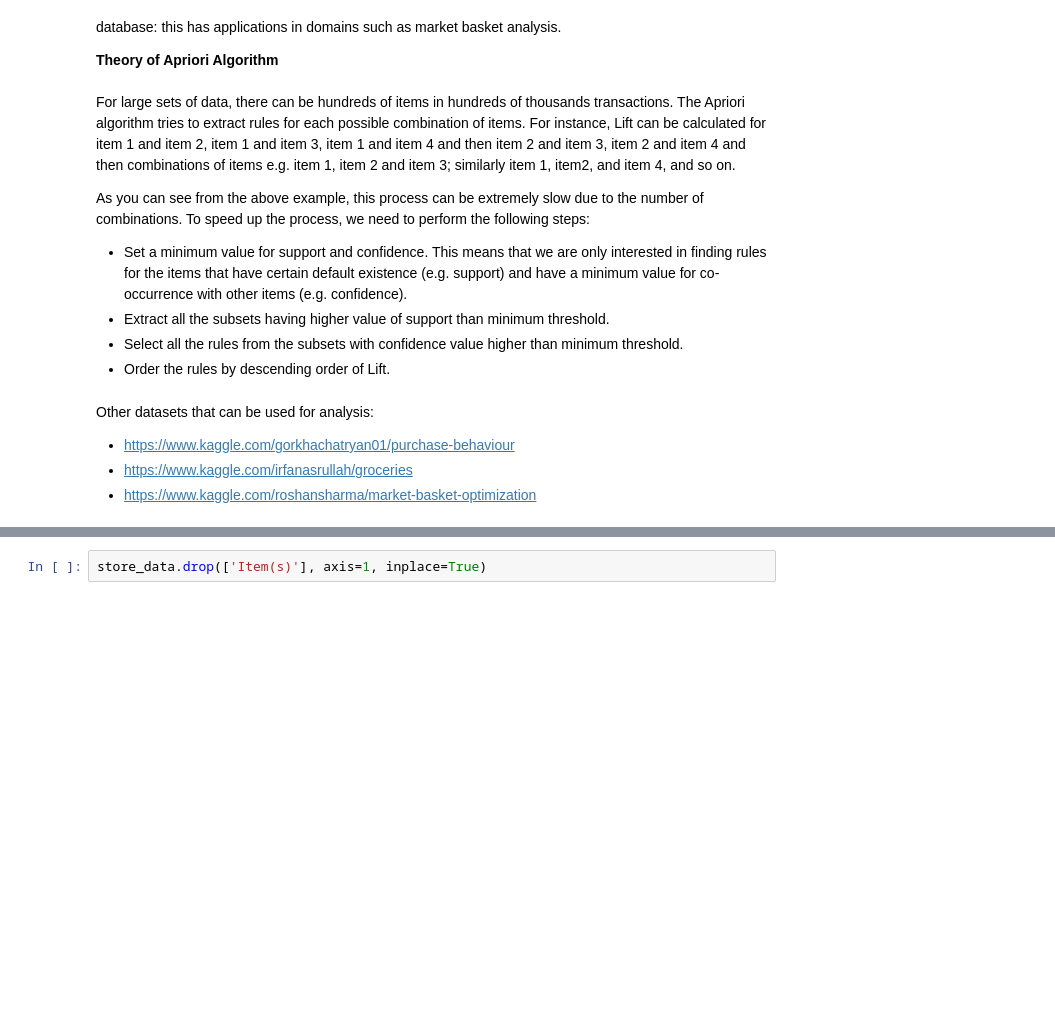
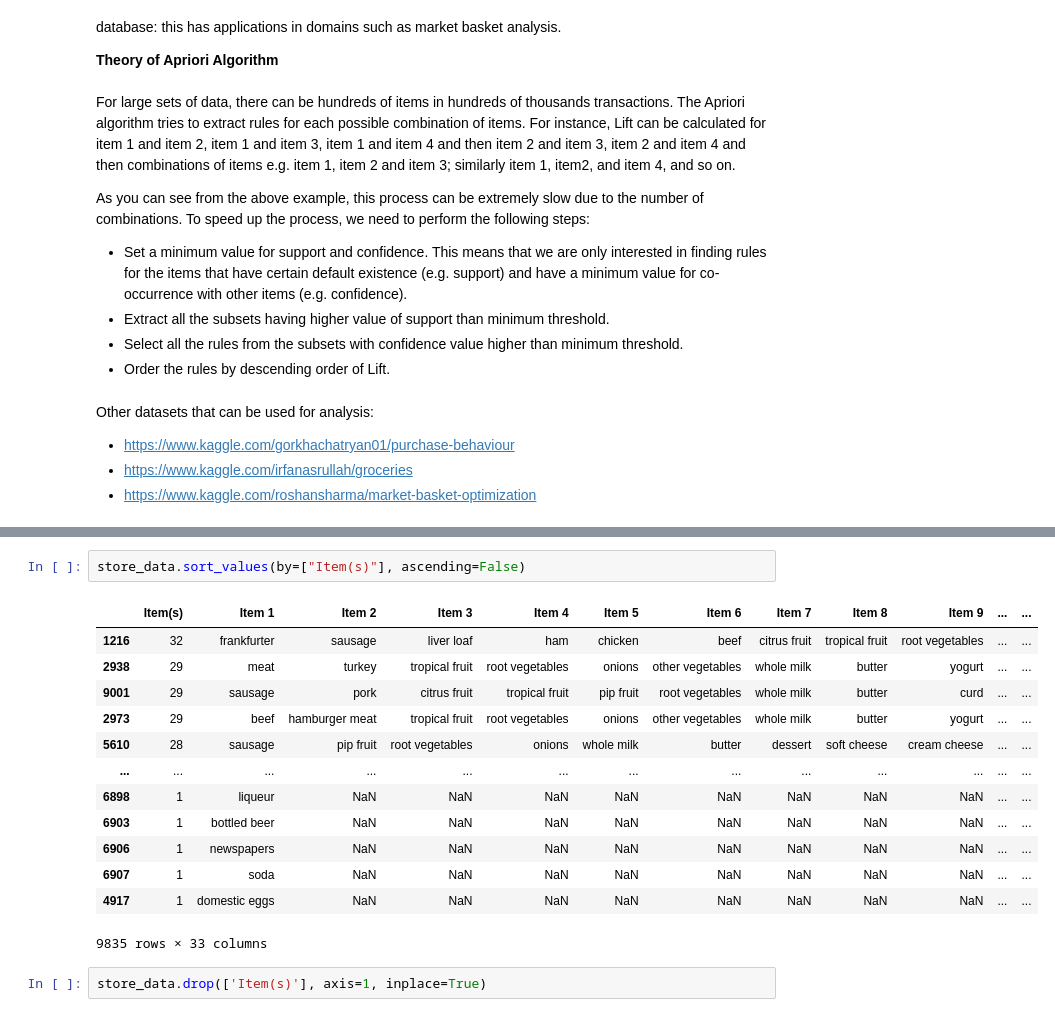
Before and after one commit to armhijacker/customer_behaviour, a Jupyter notebook: Week_11_Association_Rules.ipynb, the cells around one changed output, grey strips where cells are left out. Drawn from its saved outputs; the diff is of its cells as text; blank space fills up the shorter version.

```diff
--- a/Week_11_Association_Rules.ipynb
+++ b/Week_11_Association_Rules.ipynb
@@ -81,2 +93,18 @@ store_data.head()
+# %%
+store_data.sort_values(by=["Item(s)"], ascending=False)
+# %% [output]
+|  | Item(s) | Item 1 | Item 2 | Item 3 | Item 4 | Item 5 | Item 6 | Item 7 | Item 8 | Item 9 | ... | ... |
+| 1216 | 32 | frankfurter | sausage | liver loaf | ham | chicken | beef | citrus fruit | tropical fruit | root vegetables | ... | ... |
+| 2938 | 29 | meat | turkey | tropical fruit | root vegetables | onions | other vegetables | whole milk | butter | yogurt | ... | ... |
+| 9001 | 29 | sausage | pork | citrus fruit | tropical fruit | pip fruit | root vegetables | whole milk | butter | curd | ... | ... |
+| 2973 | 29 | beef | hamburger meat | tropical fruit | root vegetables | onions | other vegetables | whole milk | butter | yogurt | ... | ... |
+| 5610 | 28 | sausage | pip fruit | root vegetables | onions | whole milk | butter | dessert | soft cheese | cream cheese | ... | ... |
+| ... | ... | ... | ... | ... | ... | ... | ... | ... | ... | ... | ... | ... |
+| 6898 | 1 | liqueur | NaN | NaN | NaN | NaN | NaN | NaN | NaN | NaN | ... | ... |
+| 6903 | 1 | bottled beer | NaN | NaN | NaN | NaN | NaN | NaN | NaN | NaN | ... | ... |
+| 6906 | 1 | newspapers | NaN | NaN | NaN | NaN | NaN | NaN | NaN | NaN | ... | ... |
+| 6907 | 1 | soda | NaN | NaN | NaN | NaN | NaN | NaN | NaN | NaN | ... | ... |
+| 4917 | 1 | domestic eggs | NaN | NaN | NaN | NaN | NaN | NaN | NaN | NaN | ... | ... |
+9835 rows × 33 columns
 # %%
 store_data.drop(['Item(s)'], axis=1, inplace=True)
```
Also changed, not shown: parts of 10 cells of this notebook.
